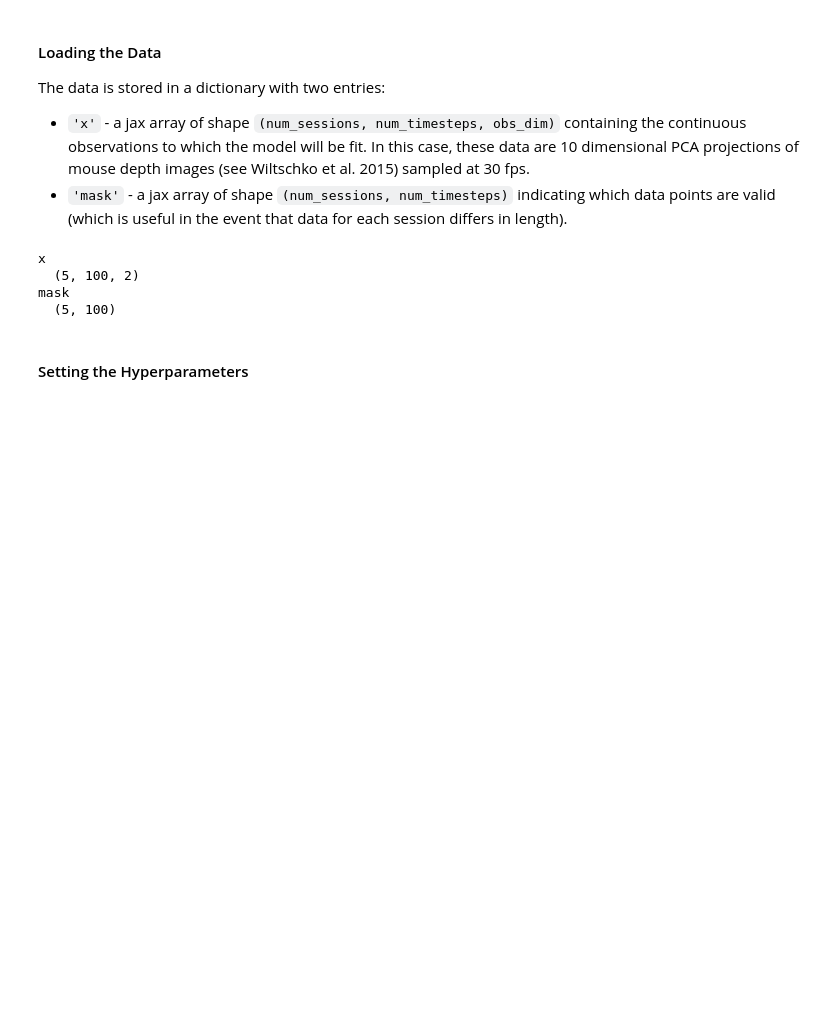
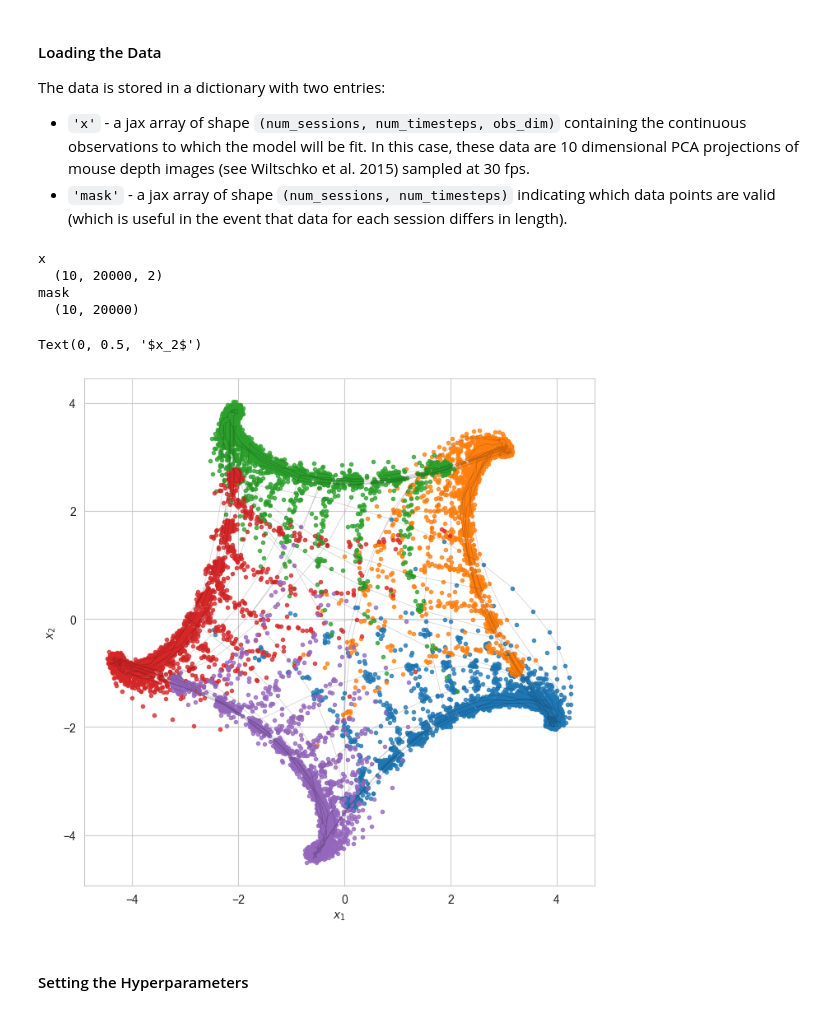
Before and after one commit to dattalab/jax-moseq, a Jupyter notebook: examples/warhmm_example.ipynb, the cells around one changed output. Cells and saved outputs as stored; diff of their text form; code cells hidden in the pictures; blank space fills up the shorter version.

```diff
--- a/examples/warhmm_example.ipynb
+++ b/examples/warhmm_example.ipynb
@@ -93,16 +152,17 @@ def random_emissions_and_mask(seed, num_sessions, num_timesteps, num_states, emi
 # TODO Generate data from AR-HMM, as opposed to HMM
 # So that the log likelihoods below look okay
 
-num_states = 3
-num_sessions = 5
-num_timesteps = 100
+num_states = 5
+num_sessions = 10
+num_timesteps = 20000
 #num_mask = int(0.20 * num_timesteps)
 num_mask = 0
 obs_dim = 2
 seed = jr.PRNGKey(3420)
+tau_list = jnp.array([1])
 
 hmm_param_and_props, states, emissions, mask \
-    = random_emissions_and_mask(seed, num_sessions, num_timesteps, num_states, obs_dim, num_mask)
+    = emissions_and_mask_arhmm(seed, num_sessions, num_timesteps, num_states, tau_list, obs_dim, num_mask)
 
 data = {'x': jax.device_put(emissions),
         'mask': jax.device_put(mask)}
@@ -110,9 +170,22 @@ data = {'x': jax.device_put(emissions),
 print_dict(data)
 # %% [output]
 x
-  (5, 100, 2)
+  (10, 20000, 2)
 mask
-  (5, 100)
+  (10, 20000)
+# %%
+# Plot the sampled data
+fig = plt.figure(figsize=(8, 8))
+for k in range(num_states):
+    plt.plot(*emissions[0][states[0]==k].T, 'o',
+         alpha=0.75, markersize=3)
+
+plt.plot(*emissions[0,:1000].T, '-k', lw=0.5, alpha=0.2)
+plt.xlabel("$x_1$")
+plt.ylabel("$x_2$")
+# %% [output]
+Text(0, 0.5, '$x_2$')
+[figure, added]
 # %% [markdown]
 #### Setting the Hyperparameters
 # %%
```
Also changed, not shown: parts of 36 cells of this notebook, 4 other files.
